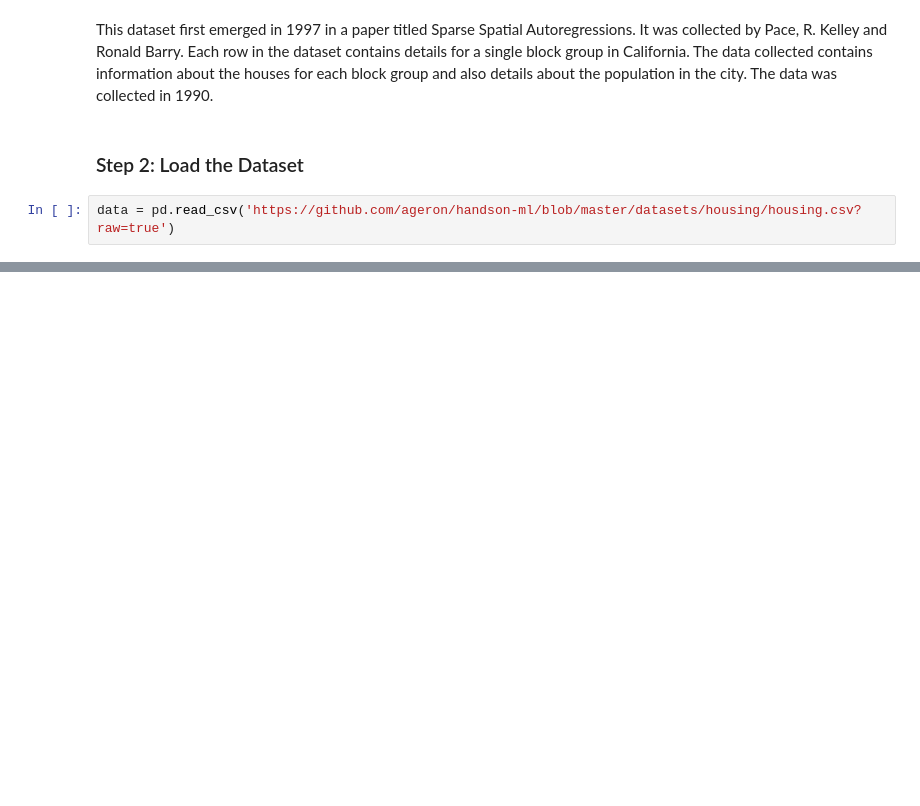
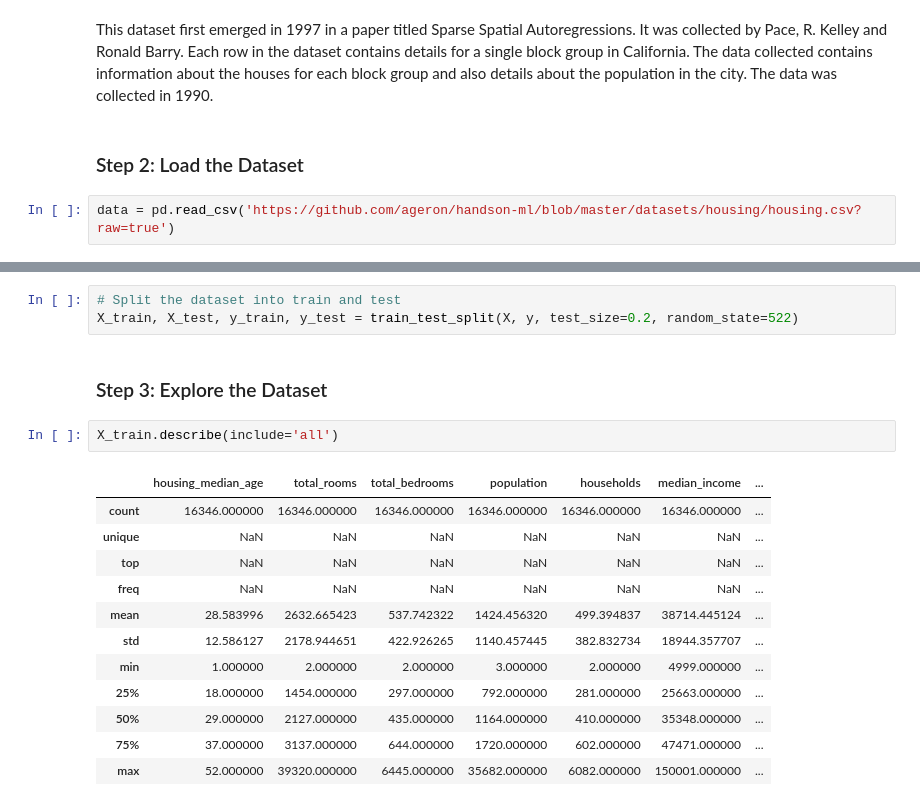
Before and after one commit to UBC-MDS/DSCI_522_GROUP_312, a Jupyter notebook: analysis/EDA_WORKING.ipynb, the cells around one changed output, grey strips where cells are left out. Cells and saved outputs as stored; diff of their text form; blank space fills up the shorter version.

```diff
--- a/analysis/EDA_WORKING.ipynb
+++ b/analysis/EDA_WORKING.ipynb
@@ -29,0 +39,20 @@ data = pd.read_csv('https://github.com/ageron/handson-ml/blob/master/datasets/ho
+# %%
+# Split the dataset into train and test
+X_train, X_test, y_train, y_test = train_test_split(X, y, test_size=0.2, random_state=522)
+# %% [markdown]
+### Step 3: Explore the Dataset
+# %%
+X_train.describe(include='all')
+# %% [output]
+|  | housing_median_age | total_rooms | total_bedrooms | population | households | median_income | ... |
+| count | 16346.000000 | 16346.000000 | 16346.000000 | 16346.000000 | 16346.000000 | 16346.000000 | ... |
+| unique | NaN | NaN | NaN | NaN | NaN | NaN | ... |
+| top | NaN | NaN | NaN | NaN | NaN | NaN | ... |
+| freq | NaN | NaN | NaN | NaN | NaN | NaN | ... |
+| mean | 28.583996 | 2632.665423 | 537.742322 | 1424.456320 | 499.394837 | 38714.445124 | ... |
+| std | 12.586127 | 2178.944651 | 422.926265 | 1140.457445 | 382.832734 | 18944.357707 | ... |
+| min | 1.000000 | 2.000000 | 2.000000 | 3.000000 | 2.000000 | 4999.000000 | ... |
+| 25% | 18.000000 | 1454.000000 | 297.000000 | 792.000000 | 281.000000 | 25663.000000 | ... |
+| 50% | 29.000000 | 2127.000000 | 435.000000 | 1164.000000 | 410.000000 | 35348.000000 | ... |
+| 75% | 37.000000 | 3137.000000 | 644.000000 | 1720.000000 | 602.000000 | 47471.000000 | ... |
+| max | 52.000000 | 39320.000000 | 6445.000000 | 35682.000000 | 6082.000000 | 150001.000000 | ... |
```
Also changed, not shown: parts of 15 cells of this notebook, 10 other files.
